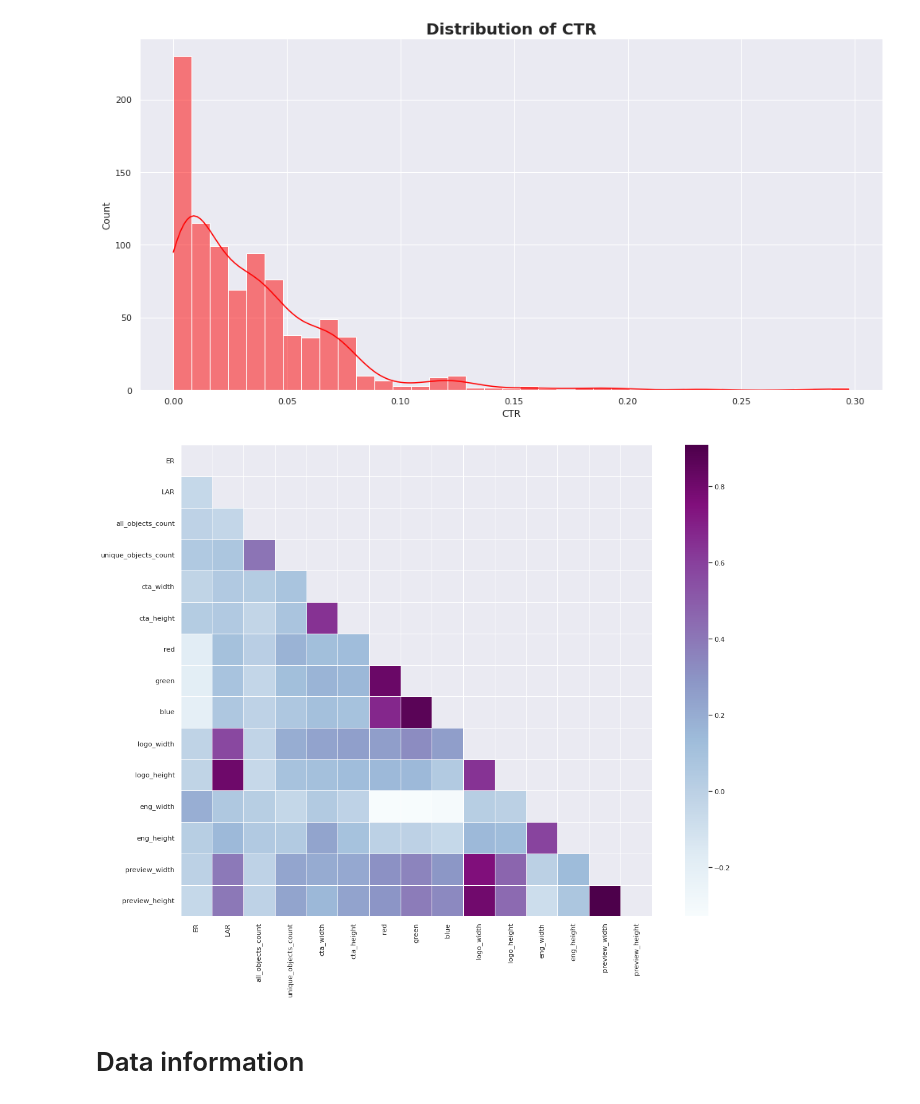
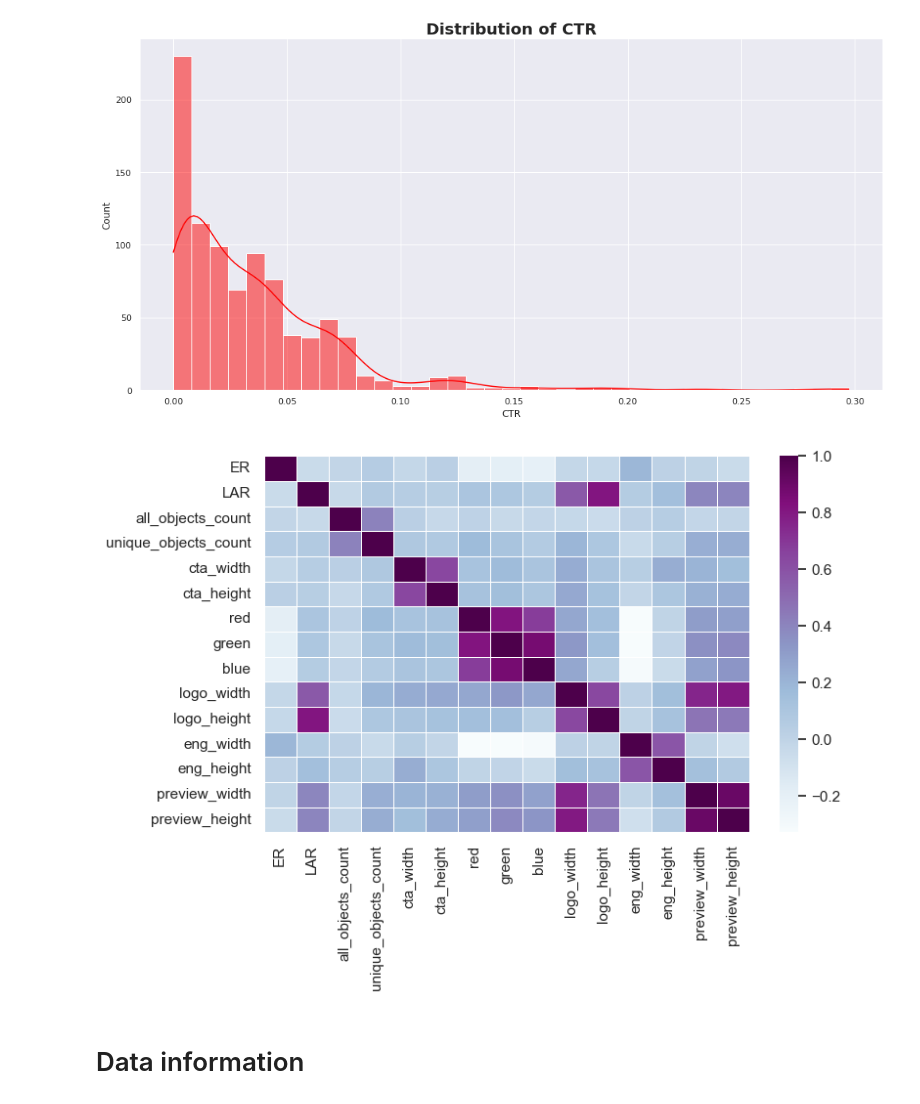
Before and after one commit to Hu-Hesheng/creative_image_optimization, a Jupyter notebook: notebooks/ml_preprocess_refactor.ipynb, the cells around one changed output. Drawn from its saved outputs; the diff is of its cells as text; code cells hidden in the pictures.

```diff
--- a/notebooks/ml_preprocess_refactor.ipynb
+++ b/notebooks/ml_preprocess_refactor.ipynb
@@ -20,7 +20,7 @@ from data_preProcessing import dataProcessor
 from data_exploration import dataExplorer
 from data_cleaning import dataCleaner
 # %%
-cl_df = pd.read_csv("../data/cleaned_df.csv")
+cl_df = pd.read_csv("../junk/cleaned_df.csv")
 cl_df.head()
 # %% [output]
 |  | ER | CTR | all_text | LAR | all_objects_count | unique_objects_count | cta_text | cta_width | ... |
@@ -39,13 +39,13 @@ exp.plot_hist(cl_df, 'CTR', 'red')
 # %%
 corr_all = cl_df.drop('CTR', axis = 1).corr()
 #upper triange
 mask = np.zeros_like(corr_all,dtype = np.bool)
 mask[np.triu_indices_from(mask)] = True
-f,ax = plt.subplots(figsize = (19,14))
-sns.heatmap(corr_all, mask = mask, square = True, linewidths = 0.5, ax = ax, cmap = "BuPu")
+f,ax = plt.subplots(figsize = (8,5))
+sns.heatmap(corr_all, linewidths = 0.5, ax = ax, cmap = "BuPu")
 plt.show()
 # %% [output]
-[figure, old version]
+[figure, new version]
 # %% [markdown]
 # Data information
 # %%
```
Also changed, not shown: parts of 10 cells of this notebook, 54 other files.
